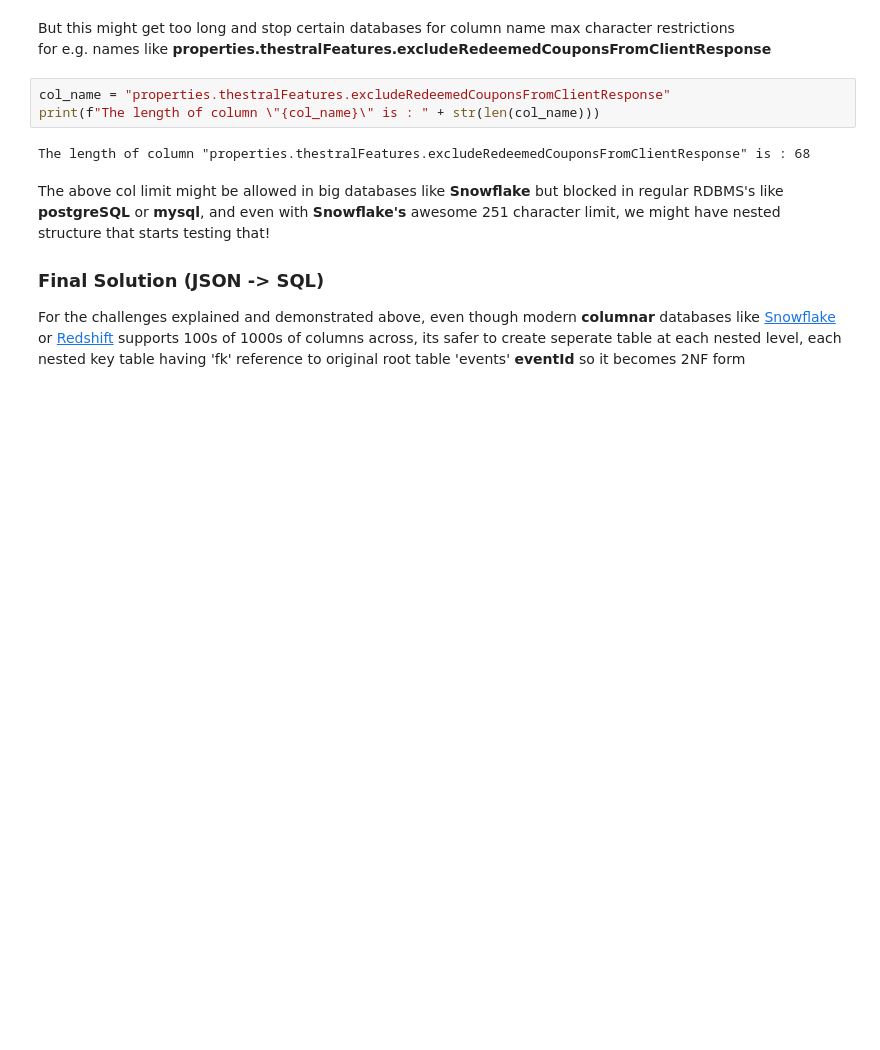
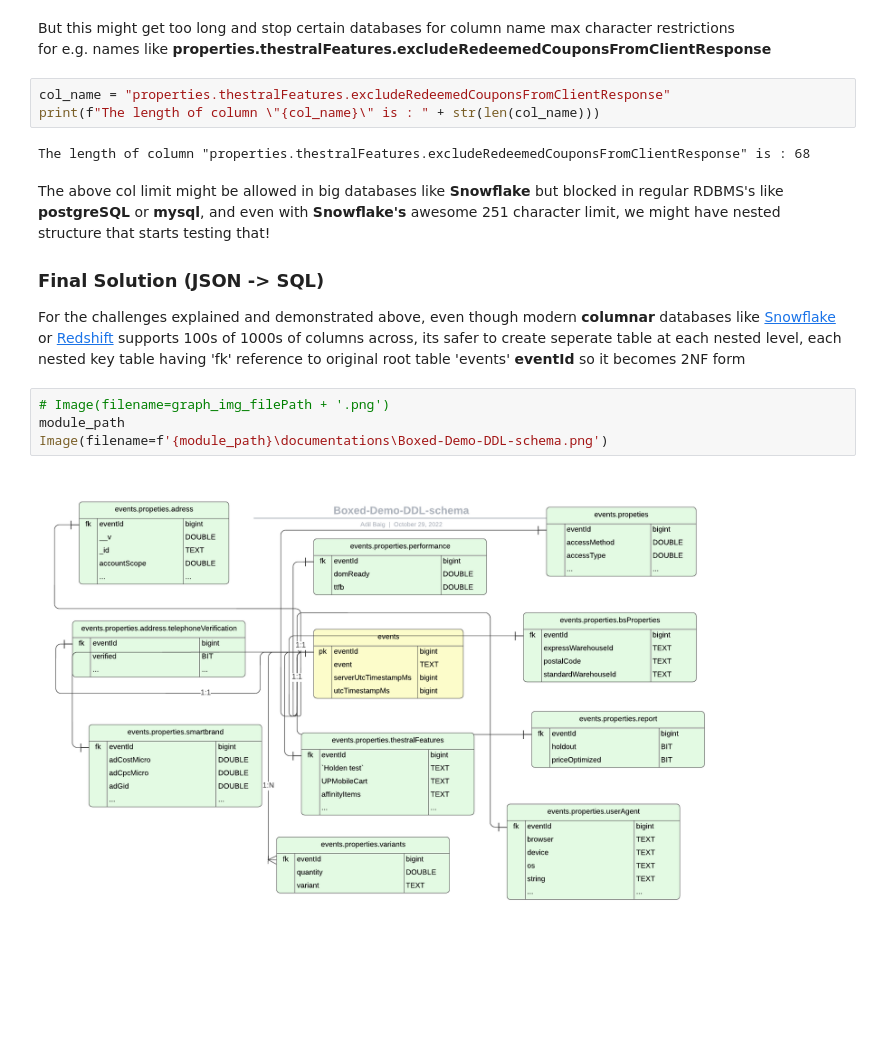
Before and after one commit to maiden7705/boxed-assignment-demo-1, a Jupyter notebook: Requirement/understanding_json_structure.ipynb, the cells around one changed output. Cells and saved outputs as stored; diff of their text form; blank space fills up the shorter version.

Commit message:
added schema DDL image to jupyter notebook

```diff
--- a/Requirement/understanding_json_structure.ipynb
+++ b/Requirement/understanding_json_structure.ipynb
@@ -121,3 +108,9 @@ The above col limit might be allowed in big databases like **Snowflake** but blo
 
 ### Final Solution (JSON -> SQL)
 For the challenges explained and demonstrated above, even though modern **columnar** databases like [Snowflake](https://www.snowflake.com/en/) or [Redshift](https://aws.amazon.com/pm/redshift/) supports 100s of 1000s of columns across, its safer to create seperate table at each nested level, each nested key table having 'fk' reference to original root table 'events' **eventId** so it becomes 2NF form
+# %%
+# Image(filename=graph_img_filePath + '.png')
+module_path
+Image(filename=f'{module_path}\documentations\Boxed-Demo-DDL-schema.png')
+# %% [output]
+[figure, added]
```
Also changed, not shown: parts of 1 cell of this notebook.
